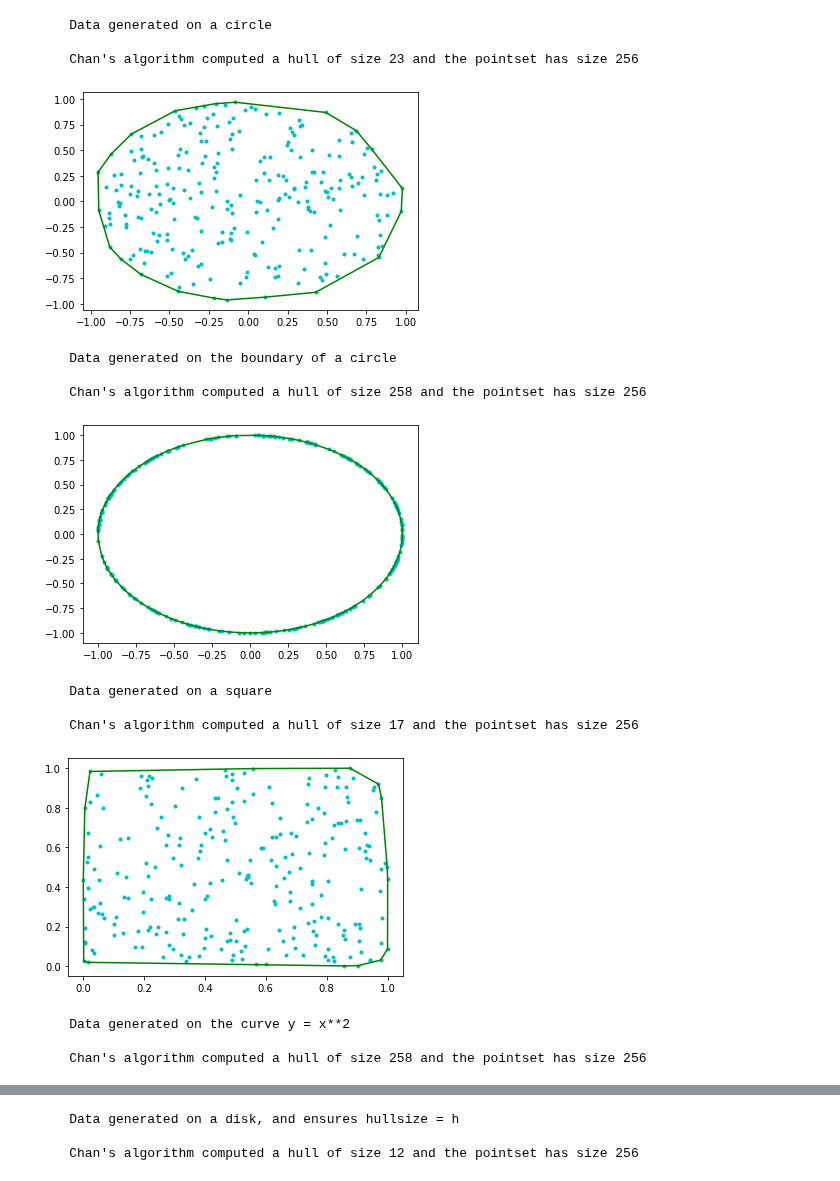
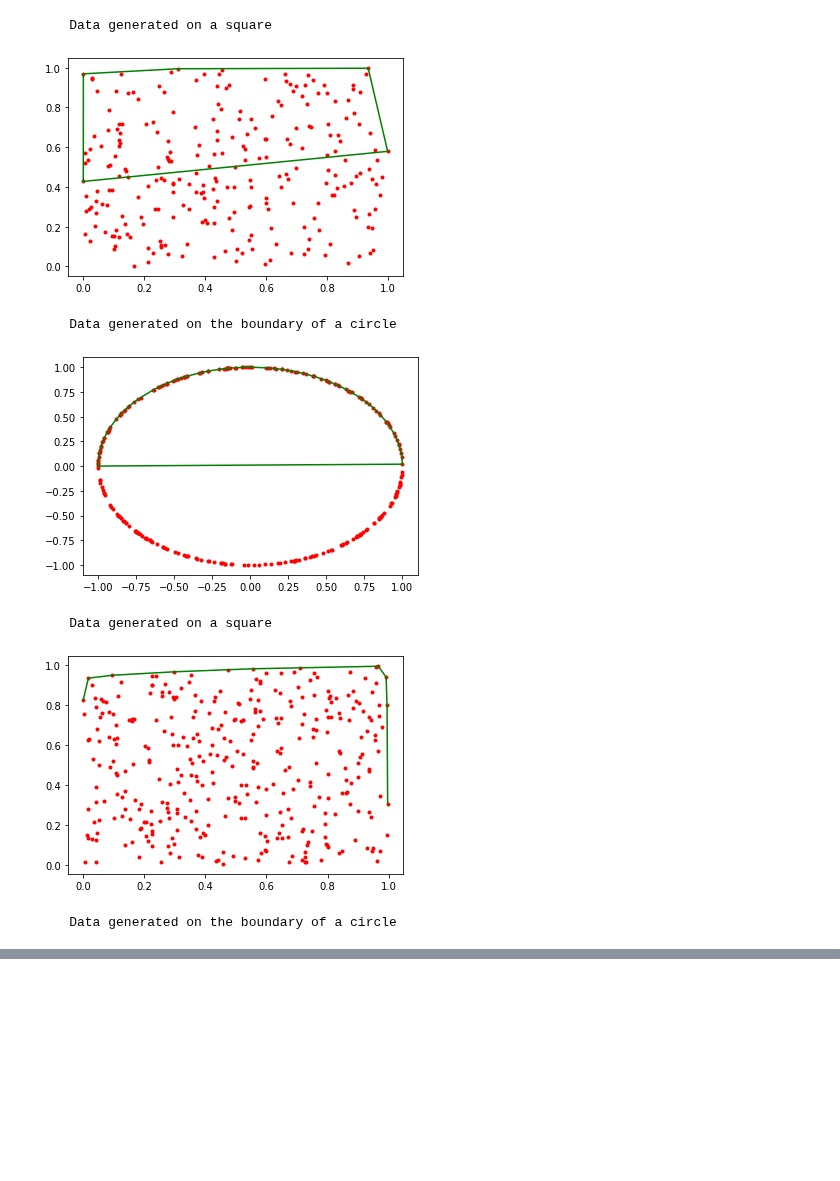
Before and after one commit to Nimakii/etkortnavn, a Jupyter notebook: handin2/H2.ipynb, the cells around one changed output, grey strips where cells are left out. Saved outputs shown, nothing was run; the diff lists cells and outputs as text; code cells hidden in the pictures; blank space fills up the shorter version.

```diff
--- a/handin2/H2.ipynb
+++ b/handin2/H2.ipynb
@@ -235,10 +202,12 @@ test_convex_hull(GIFT_CH,250)
 # %%
 def INC_CH_upper(pointss):
     """
-    Graham's Scan, upper hull only
+    Graham's Scan
     """
     points = pointss
     quickSort(points, 0, len(points)-1)
+    # print(points)
+    # points = sorted(pointss)
     upper = points[0:2]
     for p in points[2:]:
         while len(upper)>=2 and left_turn(upper[-2], upper[-1], p):
@@ -253,10 +222,12 @@ def INC_CH_upper(pointss):
     return upper
 def INC_CH_lower(pointss):
     """
-    Graham's Scan, lower hull only
+    Graham's Scan
     """
     points = pointss
     quickSort(points, 0, len(points)-1)
+    # print(points)
+    # points = sorted(pointss)
     upper = points[0:2]
     for p in points[2:]:
         while len(upper)>=2 and left_turn(upper[-2], upper[-1], p):
@@ -305,7 +276,7 @@ def compute_tangent_binary(pts, p):
             low = mid + 1
         else:
             high = mid - 1
-    #print("Ran the funky")
+    print("Ran the funky")
 
 def compute_tangent(pts, p):
     if len(pts) == 1:
@@ -382,13 +353,12 @@ def LHwithSize(pts,h):
     upper_hulls = [INC_CH_lower(partition) for partition in partitions] #recursively?
     hull_points = [pt for hull in upper_hulls for pt in hull]
     reversed_hulls = [hull[::-1] for hull in upper_hulls]
-    # print(reversed_hulls)
+
     # Initialize the upper hull U = {}
     # Initialize p ← point with smallest x-coordinate
     final_hull = []
     p = max(points)
     minx = min(points)[0]
-    # print("maxx:", maxx)
     # Initialize l ← upwards ray from p
     q = compute_tangent(hull_points,p) ## what is this used for
     ## ray is now p -> q, but not used for anything
@@ -396,73 +366,51 @@ def LHwithSize(pts,h):
         final_hull.append(p)
         if p[0] == minx:
             break
-        # print("p: ", p)
-        # print("hulls: ", reversed_hulls)
-
         #compute the upper tangent t_i from p to U_i (if it exists)
-        # tangent_points_bin = [compute_tangent_binary(hull,p) for hull in reversed_hulls if len(hull) > 0 ]
-        # print("binary: ", tangent_points)
         tangent_points = [compute_tangent_binary(hull,p) for hull in reversed_hulls if len(hull) > 0 ]
-        # print("point",p)
-        # print("linear: ", tangent_points)
-        # if(tangent_points_bin!=tangent_points):
-        #     print("linear: ", tangent_points)
-        #     print("bin: ", tangent_points_bin)
-        #     print("FUCKUP!!!!!!!!!!!!!!!!!!!!!!!!!!!!!!")
-            # with open("failing_case.txt", 'w') as f:
-            #     f.writelines([f"{str(pt[0])} {str(pt[1])}\n" for pt in pts])
         #t ← tangent that makes the smallest angle with l
         #p ← the other tangent point on t . This is like the “change of pivot” in gift wrapping
         #l ← t . This is like “rotating the ray” in gift wrapping
-        p = compute_tangent(tangent_points,p)
-        #Remove any vertex of every Ui that is to the left of p . This could make some Ui empty
+        p = compute_tangent_binary(tangent_points,p)
+        #Remove any vertex of every Ui that is to the right of p . This could make some Ui empty
         for hull in reversed_hulls:
             for i in range(len(hull)-1, 0,-1):
-                # if(hull[i][0]<=(p[0]+0.001)):
+                if(p==None):
+                    print("About to fail")
                 if(hull[i][0]>=p[0]):
                     hull.pop()
                 else:
                     break
-        # reversed_hulls = [ [point for point in hull if point[0]>p[0]] for hull in reversed_hulls ]
+        # reversed_hulls = [ [point for point in hull if point[0]<p[0]] for hull in reversed_hulls ]
     return p[0] == minx, final_hull
 
 def CH_CH(pts):
-    """
-    Chan's algorithm
-    """
     if isinstance(pts,int):
         return [pts]
     if len(pts) <= 1:
         return pts
     n = len(pts)
     # n = math.ceil(math.log2(math.log2(n)))
     #for i in range(math.ceil(math.log(math.log(n)))):
     for i in range(2,n): #unreachable to go above log(log(n)) and above gives errors
         success, upper_hull = UHwithSize(pts,2**(2**i))
         if success:
             break
     # print("done upper")
-    for i in range(2,n):
-        success, lower_hull = LHwithSize(pts,2**(2**i))
-        if success:
-            break
-    return upper_hull + lower_hull
+    # for i in range(4,n):
+    #     # print("loop")
+    #     success, lower_hull = LHwithSize(pts,2**(2**i))
+    #     if success:
+    #         break
+    return upper_hull +[upper_hull[0]] #lower_hull +
 
 test_convex_hull(CH_CH,2**8)
-#test_convex_hull(INC_CH_upper, (2**8)+100)
+test_convex_hull(INC_CH_upper, (2**8)+100)
 # %% [output]
-    Data generated on a circle
-
-    Chan's algorithm computed a hull of size 23 and the pointset has size 256
+    Data generated on a square
-[figure, old version]
+[figure, new version]
     Data generated on the boundary of a circle
-
-    Chan's algorithm computed a hull of size 258 and the pointset has size 256
-[figure, old version]
+[figure, new version]
     Data generated on a square
-
-    Chan's algorithm computed a hull of size 17 and the pointset has size 256
-[figure, old version]
+[figure, new version]
-    Data generated on the curve y = x**2
-
-    Chan's algorithm computed a hull of size 258 and the pointset has size 256
+    Data generated on the boundary of a circle
@@ -470,3 +417,0 @@ test_convex_hull(CH_CH,2**8)
-    Data generated on a disk, and ensures hullsize = h
-
-    Chan's algorithm computed a hull of size 12 and the pointset has size 256
```
Also changed, not shown: parts of 8 cells of this notebook.
